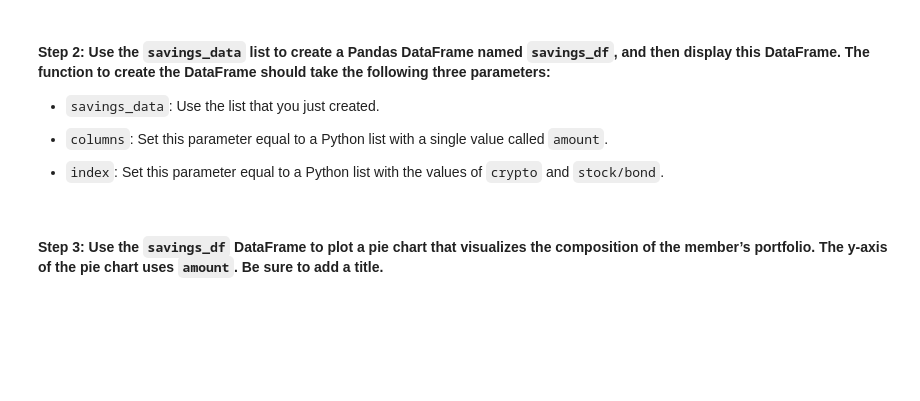
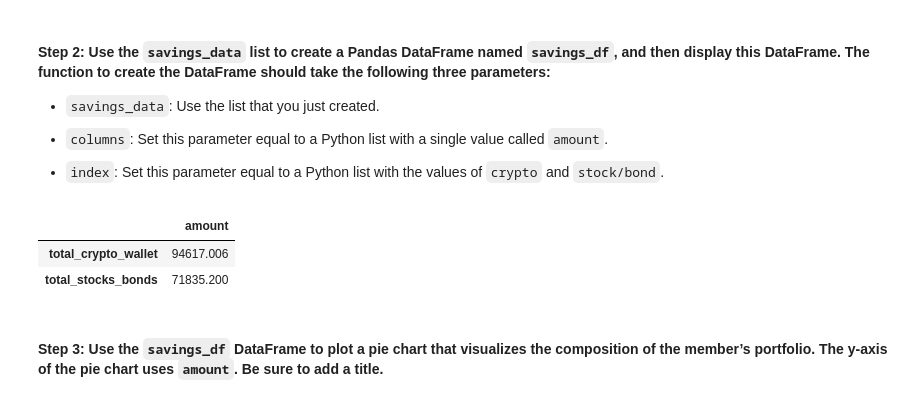
Before and after one commit to aaron-elliott/Challenge-5, a Jupyter notebook: financial_planning_tools.ipynb, the cells around one changed output. Cells and saved outputs as stored; diff of their text form; code cells hidden in the pictures; blank space fills up the shorter version.

```diff
--- a/financial_planning_tools.ipynb
+++ b/financial_planning_tools.ipynb
@@ -402,12 +430,16 @@ savings_data
 # %%
 # Create a Pandas DataFrame called savings_df
 
-savings_df = pd.Dataframe(savings_data, columns = ["amount"])
-savings_df.set_index(["total_crypto_wallet", "total_stocks_bonds"])
+savings_df = pd.DataFrame(savings_data, columns = ["amount"],
+                          index = ["total_crypto_wallet", "total_stocks_bonds"])
 
 # Display the savings_df DataFrame
 
 savings_df
+# %% [output]
+|  | amount |
+| total_crypto_wallet | 94617.006 |
+| total_stocks_bonds | 71835.200 |
 # %% [markdown]
 #### Step 3: Use the `savings_df` DataFrame to plot a pie chart that visualizes the composition of the member’s portfolio. The y-axis of the pie chart uses `amount`. Be sure to add a title.
 # %%
```
Also changed, not shown: parts of 19 cells of this notebook.
